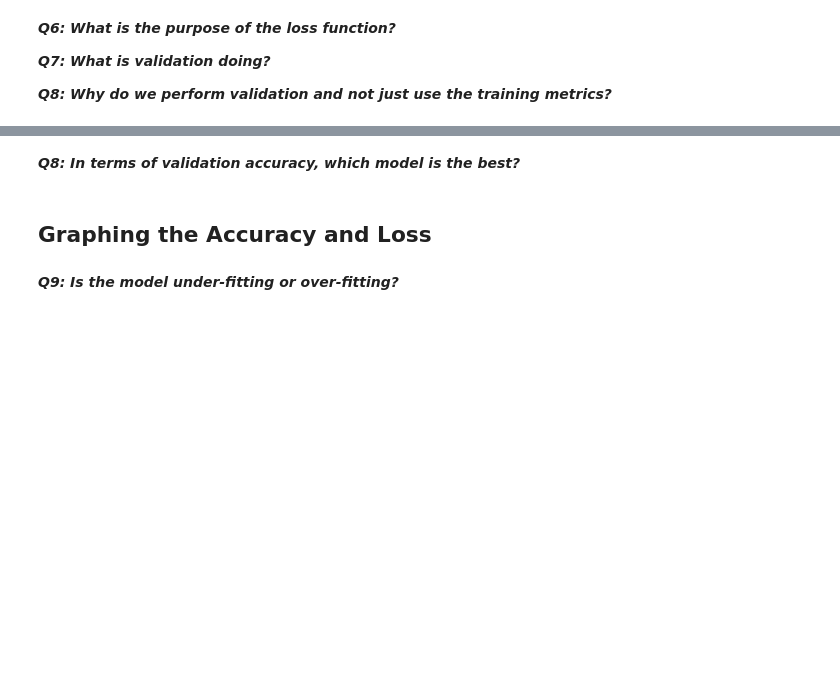
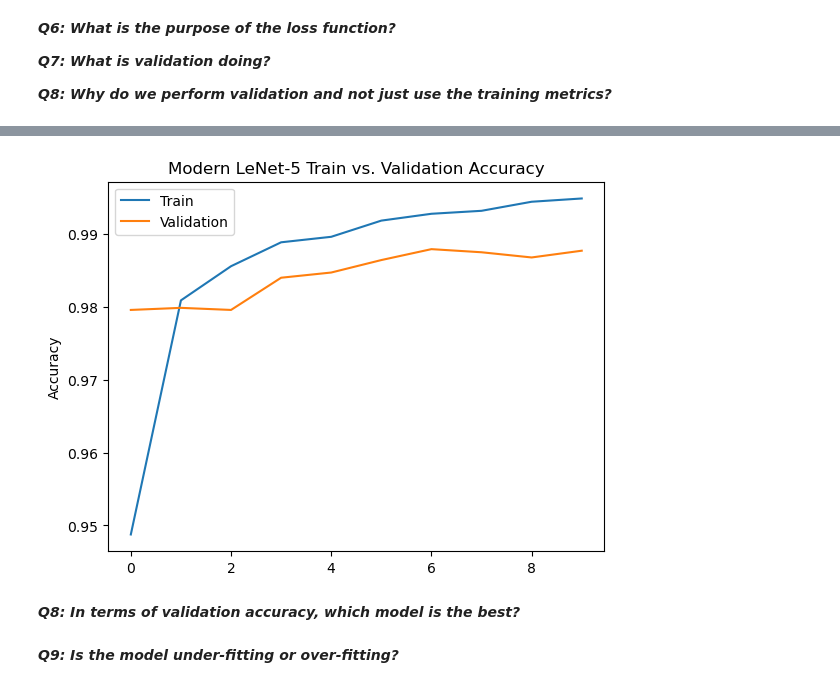
Before and after one commit to iCAS-Lab/2025-edge-computing-class, a Jupyter notebook: assignment1/main.ipynb, the cells around one changed output, grey strips where cells are left out. Cells and saved outputs as stored; diff of their text form; code cells hidden in the pictures; blank space fills up the shorter version.

```diff
--- a/assignment1/main.ipynb
+++ b/assignment1/main.ipynb
@@ -765,7 +935,15 @@ train_model(train_dataloader, val_dataloader, modern_lenet5,
+# %%
+plot_epoch_metrics(
+    np.arange(10),
+    [train_accs, val_accs],
+    ['Train', 'Validation'],
+    'Modern LeNet-5',
+    'Accuracy'
+)
+# %% [output]
+[figure, added]
 # %% [markdown]
 **_Q8: In terms of validation accuracy, which model is the best?_**
-# %% [markdown]
-## Graphing the Accuracy and Loss
 # %% [markdown]
 **_Q9: Is the model under-fitting or over-fitting?_**
 # %% [markdown]
```
Also changed, not shown: parts of 21 cells of this notebook, 1 other file.
